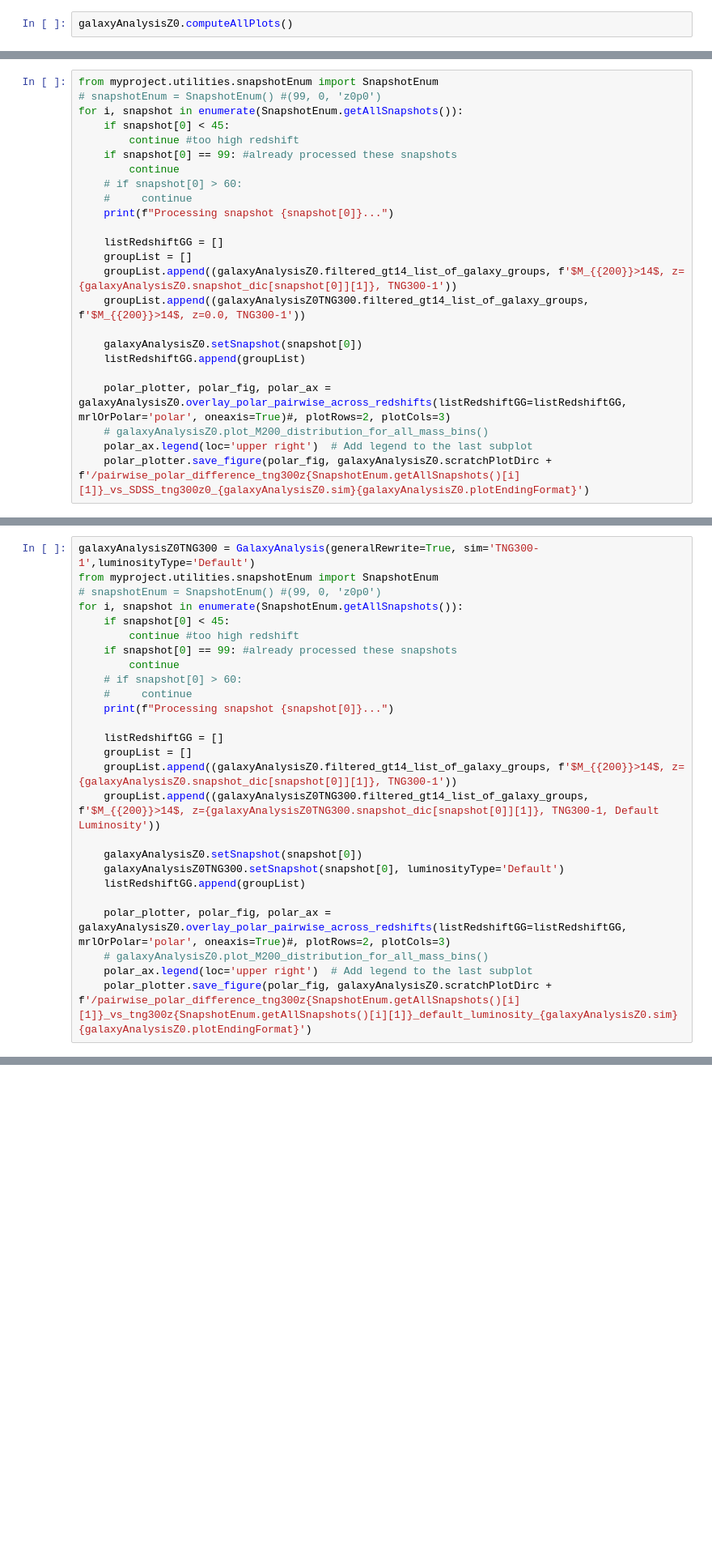
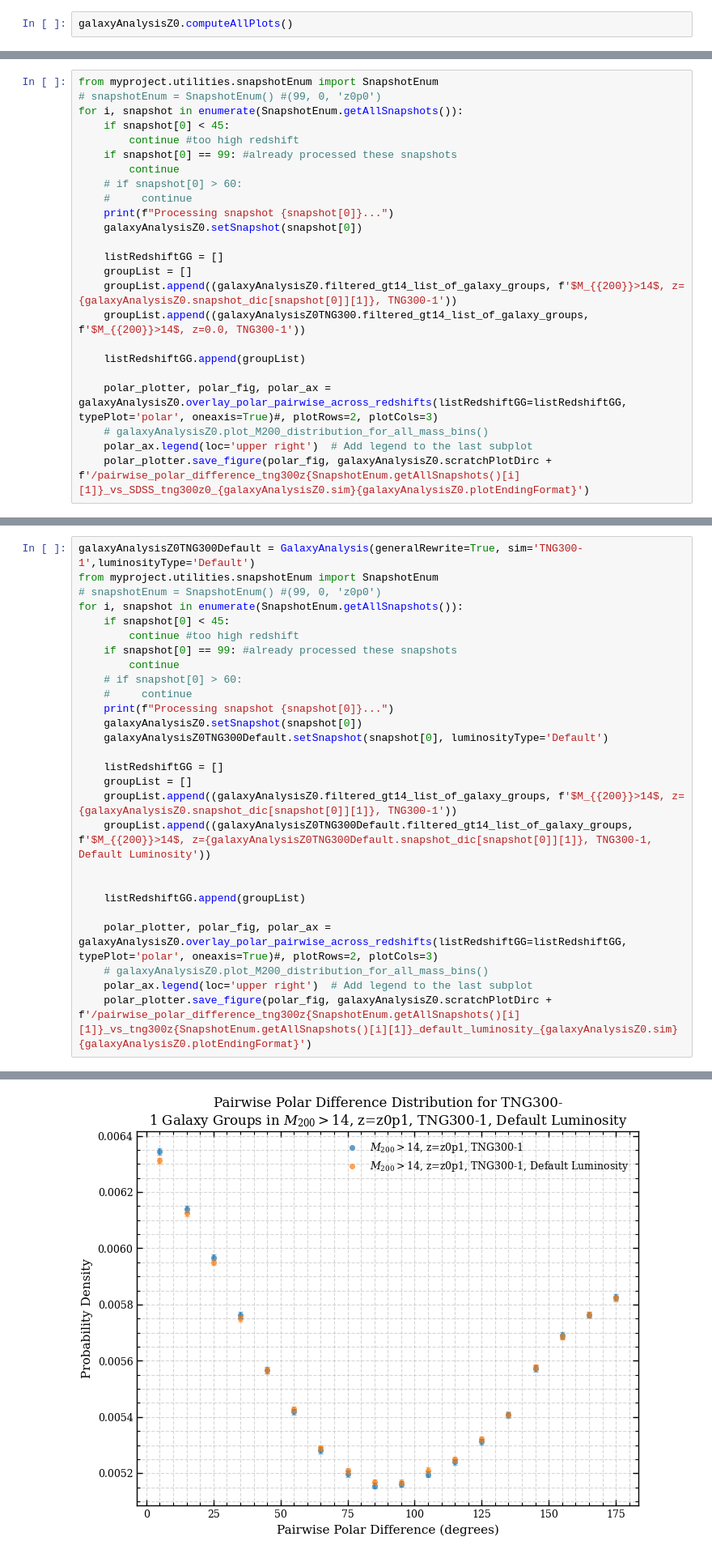
Before and after one commit to poulinal/sat-lopsidedness, a Jupyter notebook: src/myproject/redshiftGalaxyGroup-computeallplots.ipynb, the cells around one changed output, grey strips where cells are left out. Shown at 81% size. Drawn from its saved outputs; the diff is of its cells as text; blank space fills up the shorter version.

```diff
--- a/src/myproject/redshiftGalaxyGroup-computeallplots.ipynb
+++ b/src/myproject/redshiftGalaxyGroup-computeallplots.ipynb
@@ -128,16 +82,16 @@ for i, snapshot in enumerate(SnapshotEnum.getAllSnapshots()):
     # if snapshot[0] > 60:
     #     continue
     print(f"Processing snapshot {snapshot[0]}...")
+    galaxyAnalysisZ0.setSnapshot(snapshot[0])
 
     listRedshiftGG = []
     groupList = []
     groupList.append((galaxyAnalysisZ0.filtered_gt14_list_of_galaxy_groups, f'$M_{{200}}>14$, z={galaxyAnalysisZ0.snapshot_dic[snapshot[0]][1]}, TNG300-1'))
     groupList.append((galaxyAnalysisZ0TNG300.filtered_gt14_list_of_galaxy_groups, f'$M_{{200}}>14$, z=0.0, TNG300-1'))
 
-    galaxyAnalysisZ0.setSnapshot(snapshot[0])
     listRedshiftGG.append(groupList)
 
-    polar_plotter, polar_fig, polar_ax = galaxyAnalysisZ0.overlay_polar_pairwise_across_redshifts(listRedshiftGG=listRedshiftGG, mrlOrPolar='polar', oneaxis=True)#, plotRows=2, plotCols=3)
+    polar_plotter, polar_fig, polar_ax = galaxyAnalysisZ0.overlay_polar_pairwise_across_redshifts(listRedshiftGG=listRedshiftGG, typePlot='polar', oneaxis=True)#, plotRows=2, plotCols=3)
     # galaxyAnalysisZ0.plot_M200_distribution_for_all_mass_bins()
     polar_ax.legend(loc='upper right')  # Add legend to the last subplot
     polar_plotter.save_figure(polar_fig, galaxyAnalysisZ0.scratchPlotDirc + f'/pairwise_polar_difference_tng300z{SnapshotEnum.getAllSnapshots()[i][1]}_vs_SDSS_tng300z0_{galaxyAnalysisZ0.sim}{galaxyAnalysisZ0.plotEndingFormat}')
@@ -269,5 +118,5 @@ Processing Subhalo 54/54 in Galaxy Group ID 99 with total pairs 1431606Figure sa
 # %%
-galaxyAnalysisZ0TNG300 = GalaxyAnalysis(generalRewrite=True, sim='TNG300-1',luminosityType='Default')
+galaxyAnalysisZ0TNG300Default = GalaxyAnalysis(generalRewrite=True, sim='TNG300-1',luminosityType='Default')
 from myproject.utilities.snapshotEnum import SnapshotEnum
 # snapshotEnum = SnapshotEnum() #(99, 0, 'z0p0')
 for i, snapshot in enumerate(SnapshotEnum.getAllSnapshots()):
@@ -278,17 +127,19 @@ for i, snapshot in enumerate(SnapshotEnum.getAllSnapshots()):
     # if snapshot[0] > 60:
     #     continue
     print(f"Processing snapshot {snapshot[0]}...")
+    galaxyAnalysisZ0.setSnapshot(snapshot[0])
+    galaxyAnalysisZ0TNG300Default.setSnapshot(snapshot[0], luminosityType='Default')
 
     listRedshiftGG = []
     groupList = []
     groupList.append((galaxyAnalysisZ0.filtered_gt14_list_of_galaxy_groups, f'$M_{{200}}>14$, z={galaxyAnalysisZ0.snapshot_dic[snapshot[0]][1]}, TNG300-1'))
-    groupList.append((galaxyAnalysisZ0TNG300.filtered_gt14_list_of_galaxy_groups, f'$M_{{200}}>14$, z={galaxyAnalysisZ0TNG300.snapshot_dic[snapshot[0]][1]}, TNG300-1, Default Luminosity'))
+    groupList.append((galaxyAnalysisZ0TNG300Default.filtered_gt14_list_of_galaxy_groups, f'$M_{{200}}>14$, z={galaxyAnalysisZ0TNG300Default.snapshot_dic[snapshot[0]][1]}, TNG300-1, Default Luminosity'))
 
-    galaxyAnalysisZ0.setSnapshot(snapshot[0])
-    galaxyAnalysisZ0TNG300.setSnapshot(snapshot[0], luminosityType='Default')
+
     listRedshiftGG.append(groupList)
 
-    polar_plotter, polar_fig, polar_ax = galaxyAnalysisZ0.overlay_polar_pairwise_across_redshifts(listRedshiftGG=listRedshiftGG, mrlOrPolar='polar', oneaxis=True)#, plotRows=2, plotCols=3)
+    polar_plotter, polar_fig, polar_ax = galaxyAnalysisZ0.overlay_polar_pairwise_across_redshifts(listRedshiftGG=listRedshiftGG, typePlot='polar', oneaxis=True)#, plotRows=2, plotCols=3)
     # galaxyAnalysisZ0.plot_M200_distribution_for_all_mass_bins()
     polar_ax.legend(loc='upper right')  # Add legend to the last subplot
     polar_plotter.save_figure(polar_fig, galaxyAnalysisZ0.scratchPlotDirc + f'/pairwise_polar_difference_tng300z{SnapshotEnum.getAllSnapshots()[i][1]}_vs_tng300z{SnapshotEnum.getAllSnapshots()[i][1]}_default_luminosity_{galaxyAnalysisZ0.sim}{galaxyAnalysisZ0.plotEndingFormat}')
+# %% [output]
@@ -294,0 +266 @@ for i, snapshot in enumerate(SnapshotEnum.getAllSnapshots()):
+[figure, added]
```
Also changed, not shown: parts of 4 cells of this notebook, 3 other files.
